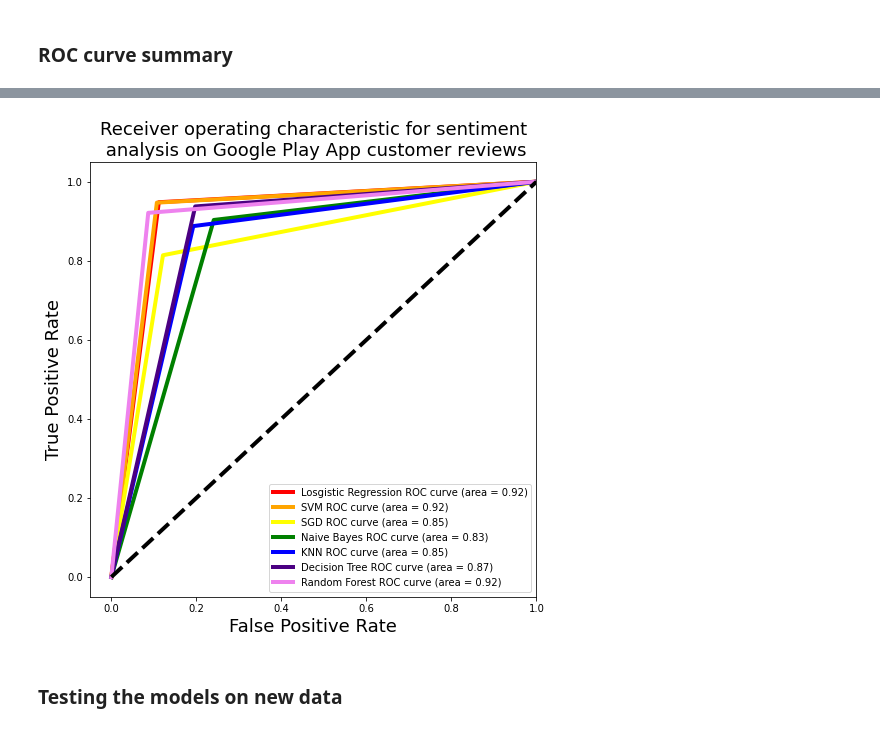
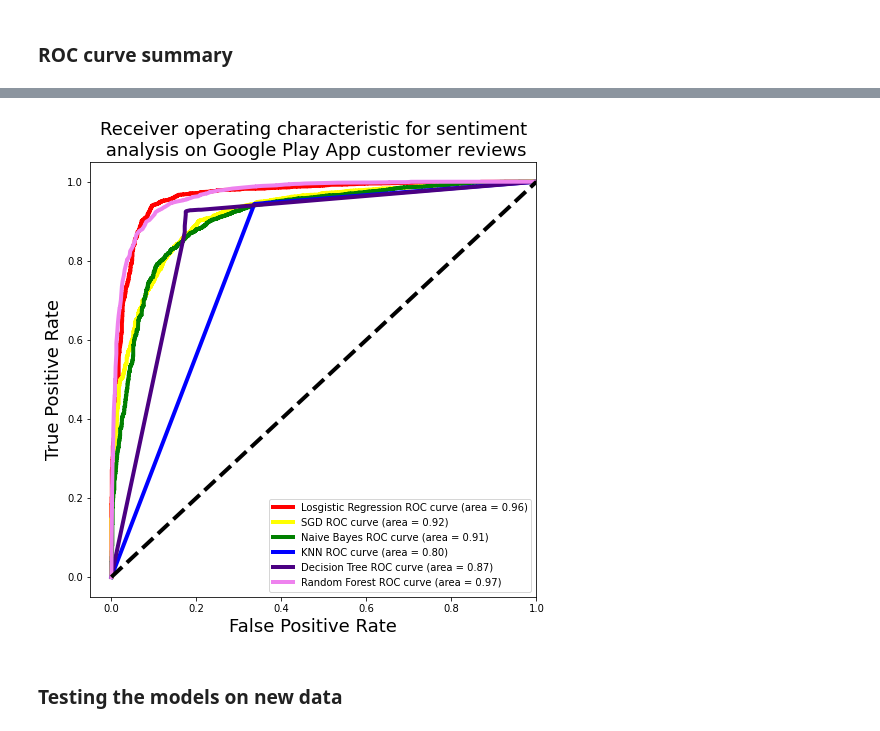
Before and after one commit to isaackarwailow/capstone-project, a Jupyter notebook: sentiment-analysis.ipynb, the cells around one changed output, grey strips where cells are left out. Drawn from its saved outputs; the diff is of its cells as text; code cells hidden in the pictures.

```diff
--- a/sentiment-analysis.ipynb
+++ b/sentiment-analysis.ipynb
@@ -486,3 +484,5 @@ clf_SVC = GridSearchCV(LinearSVC(random_state=42), params_SVC, cv=5)
+# %%
+clf_SVC = LinearSVC(random_state=42)
 # %%
 %%time
 clf_SVC.fit(X_train_count, y_train)
@@ -932,11 +924,12 @@ def summary_report(classifier, feature_vector_train, label, feature_vector_valid
 
     # predict the labels on validation dataset
     predictions = classifier.predict(feature_vector_valid)
+    pred_proba_ = classifier.predict_proba(feature_vector_valid)
 
-    accuracy_ = accuracy_score(predictions, y_test)
-    precision_ = precision_score(predictions, y_test)
-    recall_ = recall_score(predictions, y_test)
-    roc_auc_ = roc_auc_score(predictions, y_test)
+    accuracy_ = accuracy_score(y_test, predictions)
+    precision_ = precision_score(y_test, predictions)
+    recall_ = recall_score(y_test, predictions)
+    roc_auc_ = roc_auc_score(y_test, predictions)
 
     print('Accuracy : %.4f [TP / N] Proportion of predicted labels that match the true labels. Best: 1, Worst: 0' % accuracy_)
     print('Precision: %.4f [TP / (TP + FP)] Not to label a negative sample as positive.        Best: 1, Worst: 0' % precision_)
@@ -946,14 +939,10 @@ def summary_report(classifier, feature_vector_train, label, feature_vector_valid
     print('TP: True Positives, FP: False Positives, TN: True Negatives, FN: False Negatives, N: Number of samples')
 
     # Confusion Matrix
-    mat = confusion_matrix(predictions, y_test)
-
-    # Precision/Recall
-    precision, recall, _ = precision_recall_curve(predictions, y_test)
-    average_precision = average_precision_score(predictions, y_test)
+    mat = confusion_matrix(y_test, predictions)
 
     # Compute ROC curve and ROC area
-    fpr, tpr, _ = roc_curve(predictions, y_test)
+    fpr, tpr, _ = roc_curve(y_test, pred_proba_[:,1])
     roc_auc = auc(fpr, tpr)
 
     # plot
@@ -1013,4 +999,0 @@ Wall time: 1.31 s
-# %%
-%%time
-# Retrain SVC model with binary target
-clf_SVC.fit(X_train_count, y_train)
@@ -1171,26 +1126,25 @@ results
 # %%
 # Plot of a ROC curve for class 1 (has_cancer)
 plt.figure(figsize=[8,8])
 
 # Plot fpr, tpr
 
 plt.plot(fpr1, tpr1, color='red', lw=4, label = 'Losgistic Regression ROC curve (area = %0.2f)' % roc_auc1)
-plt.plot(fpr2, tpr2, color='orange', lw=4, label = 'SVM ROC curve (area = %0.2f)' % roc_auc2)
 plt.plot(fpr3, tpr3, color='yellow', lw=4, label = 'SGD ROC curve (area = %0.2f)' % roc_auc3)
 plt.plot(fpr4, tpr4, color='green', lw=4, label = 'Naive Bayes ROC curve (area = %0.2f)' % roc_auc4)
 plt.plot(fpr5, tpr5, color='blue', lw=4, label = 'KNN ROC curve (area = %0.2f)' % roc_auc5)
 plt.plot(fpr6, tpr6, color='indigo', lw=4, label = 'Decision Tree ROC curve (area = %0.2f)' % roc_auc6)
 plt.plot(fpr7, tpr7, color='violet', lw=4, label = 'Random Forest ROC curve (area = %0.2f)' % roc_auc7)
 plt.plot([0, 1], [0, 1], 'k--', linewidth=4)
 plt.xlim([-0.05, 1.0])
 plt.ylim([-0.05, 1.05])
 plt.xlabel('False Positive Rate', fontsize=18)
 plt.ylabel('True Positive Rate', fontsize=18)
 plt.title('Receiver operating characteristic for sentiment\n analysis on Google Play App customer reviews', fontsize=18)
 plt.legend(loc="lower right")
 plt.show()
 # %% [output]
-[figure, old version]
+[figure, new version]
 # %% [markdown]
 ### Testing the models on new data
 # %% [markdown]
```
Also changed, not shown: parts of 74 cells of this notebook.
